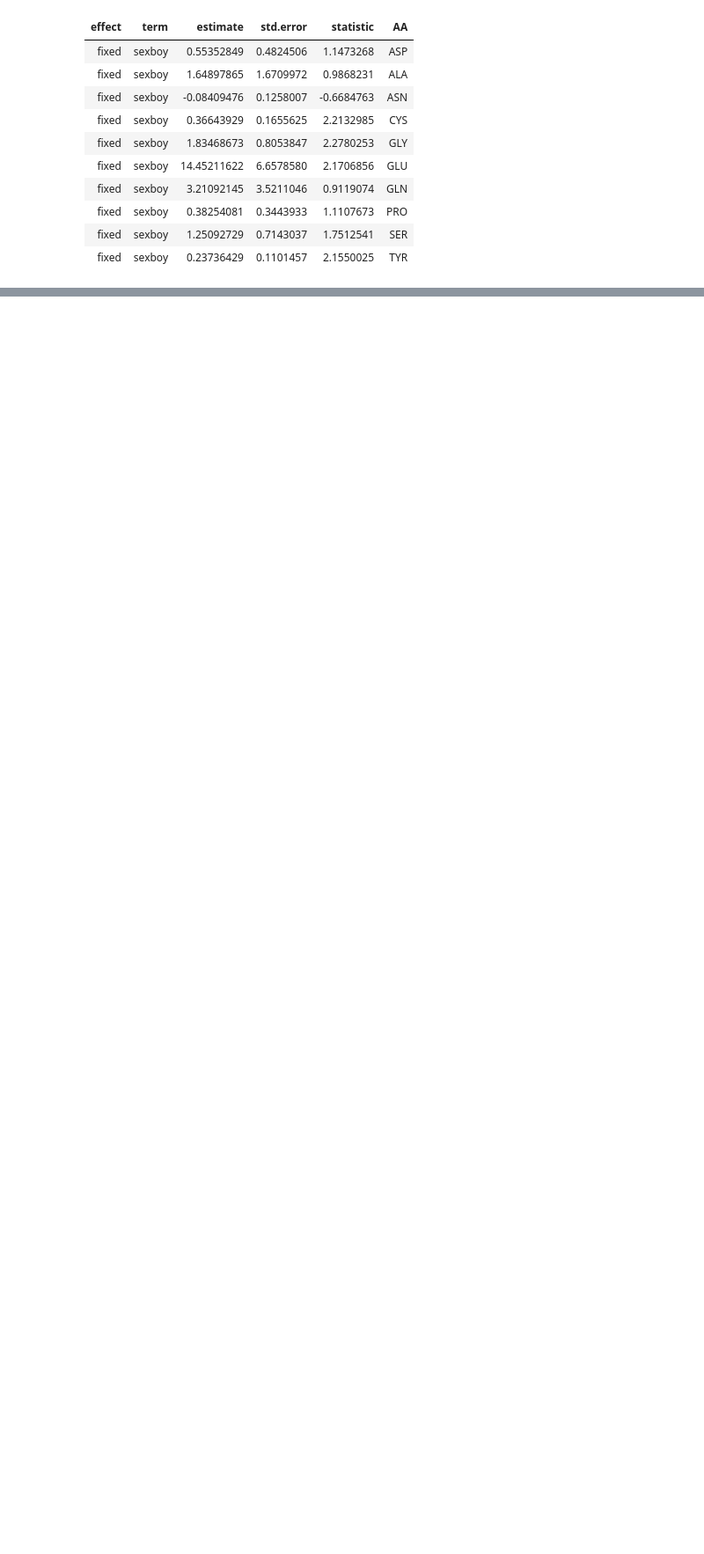
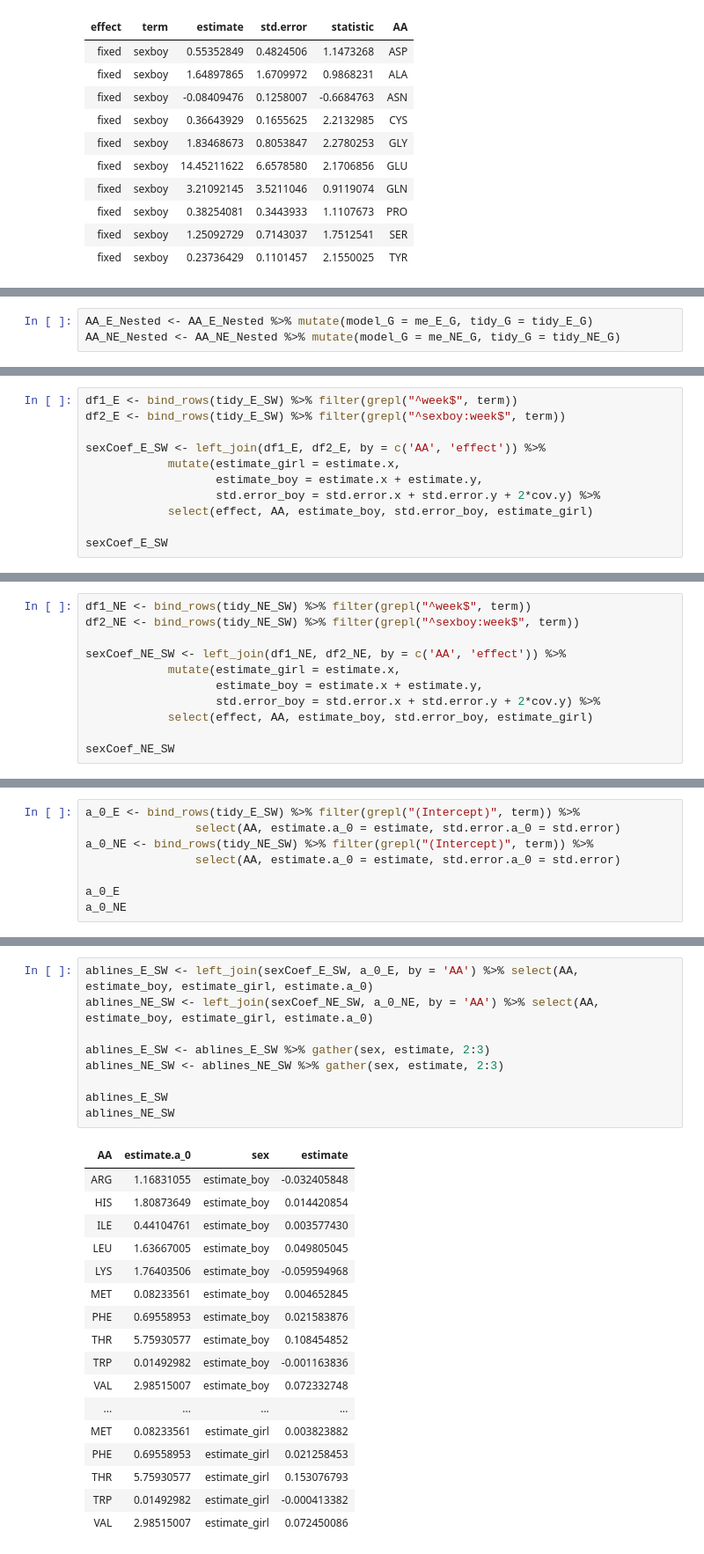
Before and after one commit to notblank/AA-leche-humana, a Jupyter notebook: Report Plots.ipynb, the cells around one changed output, grey strips where cells are left out. Shown at 88% size. Cells and saved outputs as stored; diff of their text form; blank space fills up the shorter version.

```diff
--- a/Report Plots.ipynb
+++ b/Report Plots.ipynb
@@ -394,0 +437,3 @@ AA_NE_Long %>% group_by(id) %>% summarise(TAA = mean(level, na.rm = T))
+# %%
+AA_E_Nested <- AA_E_Nested %>% mutate(model_G = me_E_G, tidy_G = tidy_E_G)
+AA_NE_Nested <- AA_NE_Nested %>% mutate(model_G = me_NE_G, tidy_G = tidy_NE_G)
@@ -394,0 +628,11 @@ AA_NE_Long %>% group_by(id) %>% summarise(TAA = mean(level, na.rm = T))
+# %%
+df1_E <- bind_rows(tidy_E_SW) %>% filter(grepl("^week$", term))
+df2_E <- bind_rows(tidy_E_SW) %>% filter(grepl("^sexboy:week$", term))
+
+sexCoef_E_SW <- left_join(df1_E, df2_E, by = c('AA', 'effect')) %>%
+            mutate(estimate_girl = estimate.x,
+                   estimate_boy = estimate.x + estimate.y,
+                   std.error_boy = std.error.x + std.error.y + 2*cov.y) %>%
+            select(effect, AA, estimate_boy, std.error_boy, estimate_girl)
+
+sexCoef_E_SW
@@ -394,0 +651,11 @@ AA_NE_Long %>% group_by(id) %>% summarise(TAA = mean(level, na.rm = T))
+# %%
+df1_NE <- bind_rows(tidy_NE_SW) %>% filter(grepl("^week$", term))
+df2_NE <- bind_rows(tidy_NE_SW) %>% filter(grepl("^sexboy:week$", term))
+
+sexCoef_NE_SW <- left_join(df1_NE, df2_NE, by = c('AA', 'effect')) %>%
+            mutate(estimate_girl = estimate.x,
+                   estimate_boy = estimate.x + estimate.y,
+                   std.error_boy = std.error.x + std.error.y + 2*cov.y) %>%
+            select(effect, AA, estimate_boy, std.error_boy, estimate_girl)
+
+sexCoef_NE_SW
@@ -394,0 +698,8 @@ AA_NE_Long %>% group_by(id) %>% summarise(TAA = mean(level, na.rm = T))
+# %%
+a_0_E <- bind_rows(tidy_E_SW) %>% filter(grepl("(Intercept)", term)) %>%
+                select(AA, estimate.a_0 = estimate, std.error.a_0 = std.error)
+a_0_NE <- bind_rows(tidy_NE_SW) %>% filter(grepl("(Intercept)", term)) %>%
+                select(AA, estimate.a_0 = estimate, std.error.a_0 = std.error)
+
+a_0_E
+a_0_NE
@@ -394,0 +729,27 @@ AA_NE_Long %>% group_by(id) %>% summarise(TAA = mean(level, na.rm = T))
+# %%
+ablines_E_SW <- left_join(sexCoef_E_SW, a_0_E, by = 'AA') %>% select(AA, estimate_boy, estimate_girl, estimate.a_0)
+ablines_NE_SW <- left_join(sexCoef_NE_SW, a_0_NE, by = 'AA') %>% select(AA, estimate_boy, estimate_girl, estimate.a_0)
+
+ablines_E_SW <- ablines_E_SW %>% gather(sex, estimate, 2:3)
+ablines_NE_SW <- ablines_NE_SW %>% gather(sex, estimate, 2:3)
+
+ablines_E_SW
+ablines_NE_SW
+# %% [output]
+| AA | estimate.a_0 | sex | estimate |
+| ARG | 1.16831055 | estimate_boy | -0.032405848 |
+| HIS | 1.80873649 | estimate_boy | 0.014420854 |
+| ILE | 0.44104761 | estimate_boy | 0.003577430 |
+| LEU | 1.63667005 | estimate_boy | 0.049805045 |
+| LYS | 1.76403506 | estimate_boy | -0.059594968 |
+| MET | 0.08233561 | estimate_boy | 0.004652845 |
+| PHE | 0.69558953 | estimate_boy | 0.021583876 |
+| THR | 5.75930577 | estimate_boy | 0.108454852 |
+| TRP | 0.01492982 | estimate_boy | -0.001163836 |
+| VAL | 2.98515007 | estimate_boy | 0.072332748 |
+| ... | ... | ... | ... |
+| MET | 0.08233561 | estimate_girl | 0.003823882 |
+| PHE | 0.69558953 | estimate_girl | 0.021258453 |
+| THR | 5.75930577 | estimate_girl | 0.153076793 |
+| TRP | 0.01492982 | estimate_girl | -0.000413382 |
+| VAL | 2.98515007 | estimate_girl | 0.072450086 |
```
Also changed, not shown: parts of 32 cells of this notebook, 17 other files.
